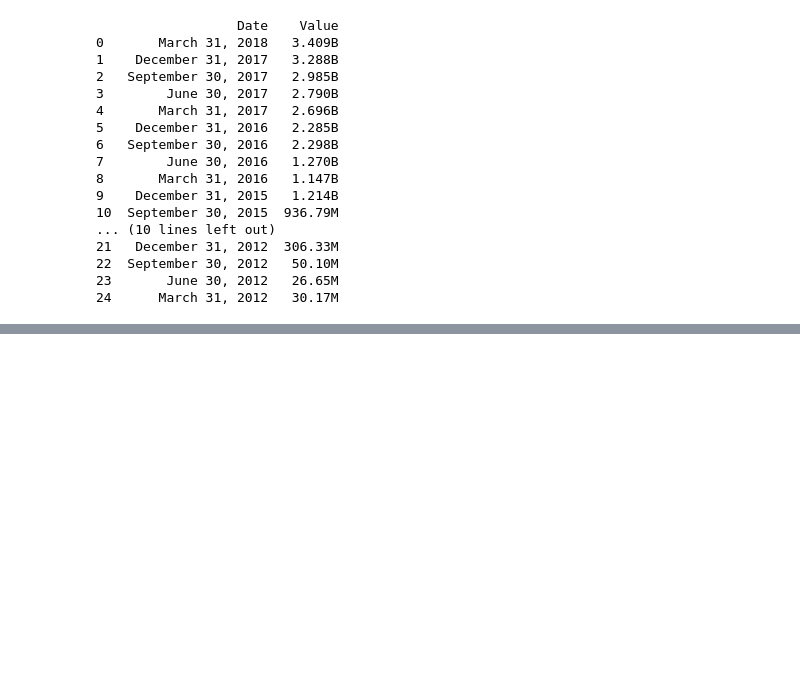
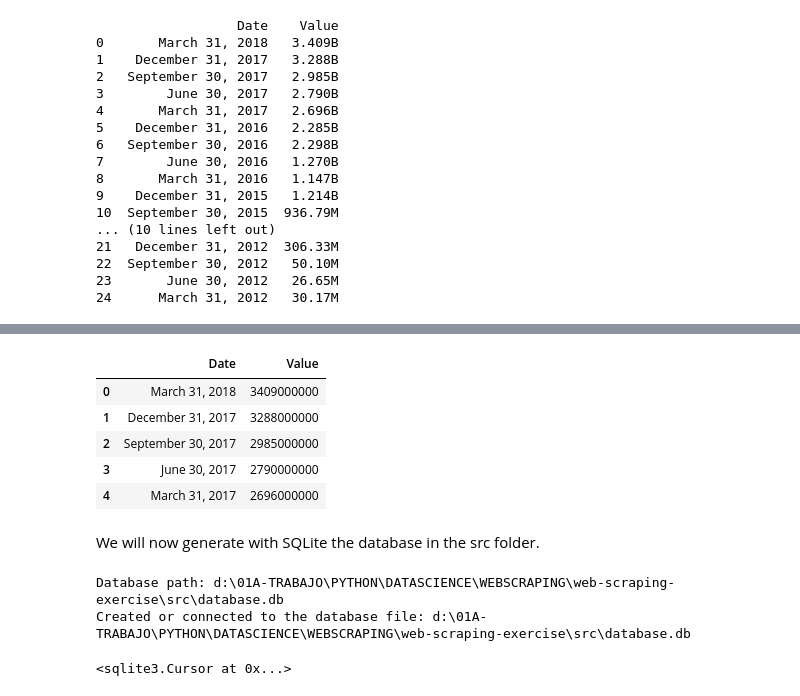
Before and after one commit to GuillePrograma94/web-scraping-exercise, a Jupyter notebook: src/explore.es.ipynb, the cells around one changed output, grey strips where cells are left out. Drawn from its saved outputs; the diff is of its cells as text; code cells hidden in the pictures; blank space fills up the shorter version.

```diff
--- a/src/explore.es.ipynb
+++ b/src/explore.es.ipynb
@@ -170,0 +170,38 @@ print(df)
+# %%
+# We left the dots in the value column to visually confirm it is transforming correctly. We proceed to clear the "." from the value column.
+df["Value"] = df["Value"].str.replace(".", "", regex=False)
+
+df.head()
+# %% [output]
+|  | Date | Value |
+| 0 | March 31, 2018 | 3409000000 |
+| 1 | December 31, 2017 | 3288000000 |
+| 2 | September 30, 2017 | 2985000000 |
+| 3 | June 30, 2017 | 2790000000 |
+| 4 | March 31, 2017 | 2696000000 |
+# %% [markdown]
+We will now generate with SQLite the database in the src folder.
+# %%
+db_path = os.path.join(os.getcwd(), 'database.db')
+
+# Print the db_path to verify it's correct
+print(f"Database path: {db_path}")
+
+# Connect to the SQLite database (this will create the file if it doesn't exist)
+try:
+    conn = sqlite3.connect(db_path)
+    print(f"Created or connected to the database file: {db_path}")
+    conn.close()
+except sqlite3.OperationalError as e:
+    print(f"OperationalError: {e}")
+# %% [output]
+Database path: d:\01A-TRABAJO\PYTHON\DATASCIENCE\WEBSCRAPING\web-scraping-exercise\src\database.db
+Created or connected to the database file: d:\01A-TRABAJO\PYTHON\DATASCIENCE\WEBSCRAPING\web-scraping-exercise\src\database.db
+# %%
+# We connect to the database and create a table named historic_revenue to store the data.
+conn = sqlite3.connect(db_path)
+cur = conn.cursor()
+
+cur.execute("CREATE TABLE IF NOT EXISTS historic_revenue (Date, Value)")
+# %% [output]
+<sqlite3.Cursor at 0x...>
```
Also changed, not shown: parts of 8 cells of this notebook.
